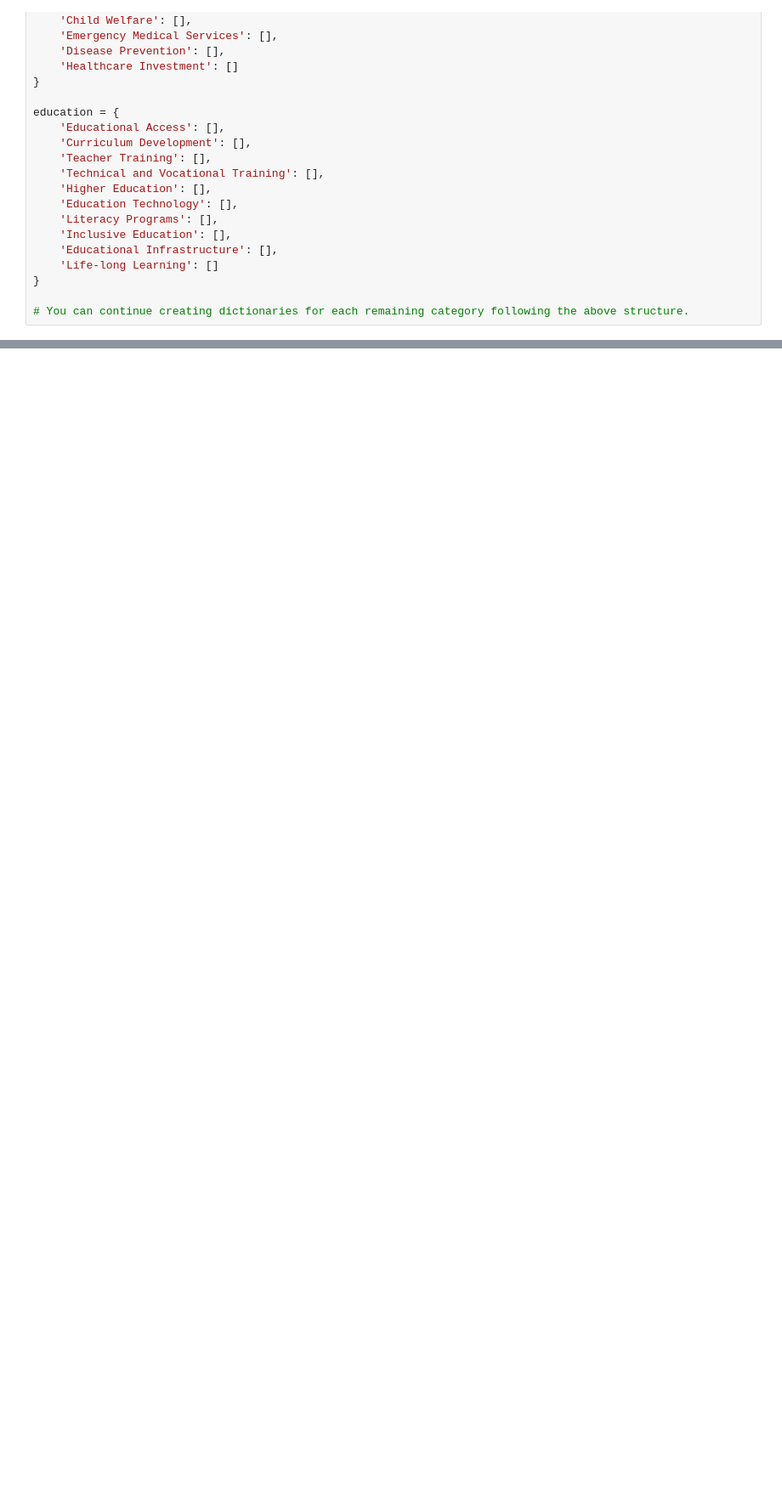
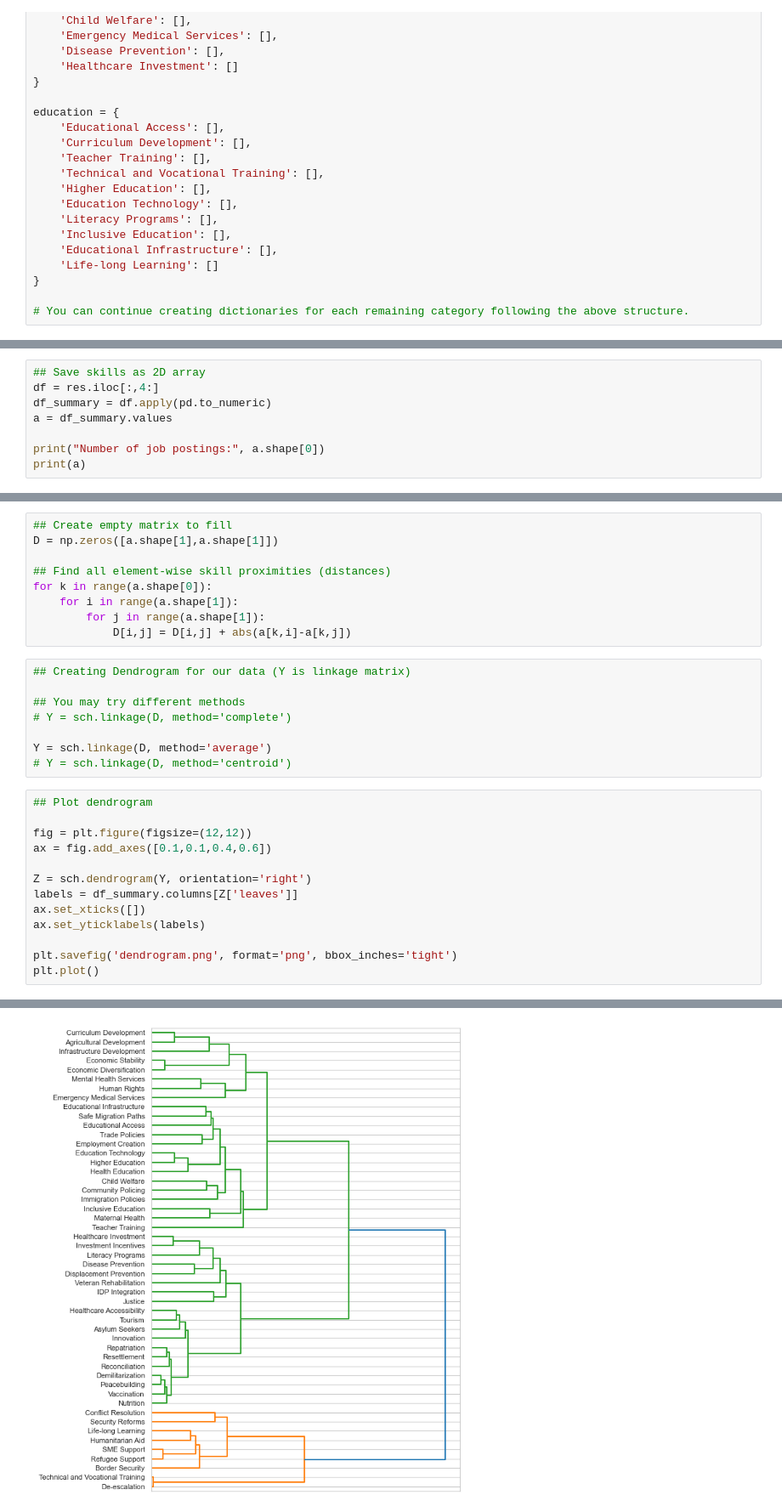
Before and after one commit to perepecha/auk-course-project-g6, a Jupyter notebook: src/wiki_search.ipynb, the cells around one changed output, grey strips where cells are left out. Shown: that part at 85% size. Drawn from its saved outputs; the diff is of its cells as text; blank space fills up the shorter version.

```diff
--- a/src/wiki_search.ipynb
+++ b/src/wiki_search.ipynb
@@ -157,0 +219,8 @@ education = {
+# %%
+## Save skills as 2D array
+df = res.iloc[:,4:]
+df_summary = df.apply(pd.to_numeric)
+a = df_summary.values
+
+print("Number of job postings:", a.shape[0])
+print(a)
@@ -157,0 +236,31 @@ education = {
+# %%
+## Create empty matrix to fill
+D = np.zeros([a.shape[1],a.shape[1]])
+
+## Find all element-wise skill proximities (distances)
+for k in range(a.shape[0]):
+    for i in range(a.shape[1]):
+        for j in range(a.shape[1]):
+            D[i,j] = D[i,j] + abs(a[k,i]-a[k,j])
+# %%
+## Creating Dendrogram for our data (Y is linkage matrix)
+
+## You may try different methods
+# Y = sch.linkage(D, method='complete')
+
+Y = sch.linkage(D, method='average')
+# Y = sch.linkage(D, method='centroid')
+# %%
+## Plot dendrogram
+
+fig = plt.figure(figsize=(12,12))
+ax = fig.add_axes([0.1,0.1,0.4,0.6])
+
+Z = sch.dendrogram(Y, orientation='right')
+labels = df_summary.columns[Z['leaves']]
+ax.set_xticks([])
+ax.set_yticklabels(labels)
+
+plt.savefig('dendrogram.png', format='png', bbox_inches='tight')
+plt.plot()
+# %% [output]
@@ -157,0 +268 @@ education = {
+[figure, added]
```
Also changed, not shown: parts of 11 cells of this notebook.
